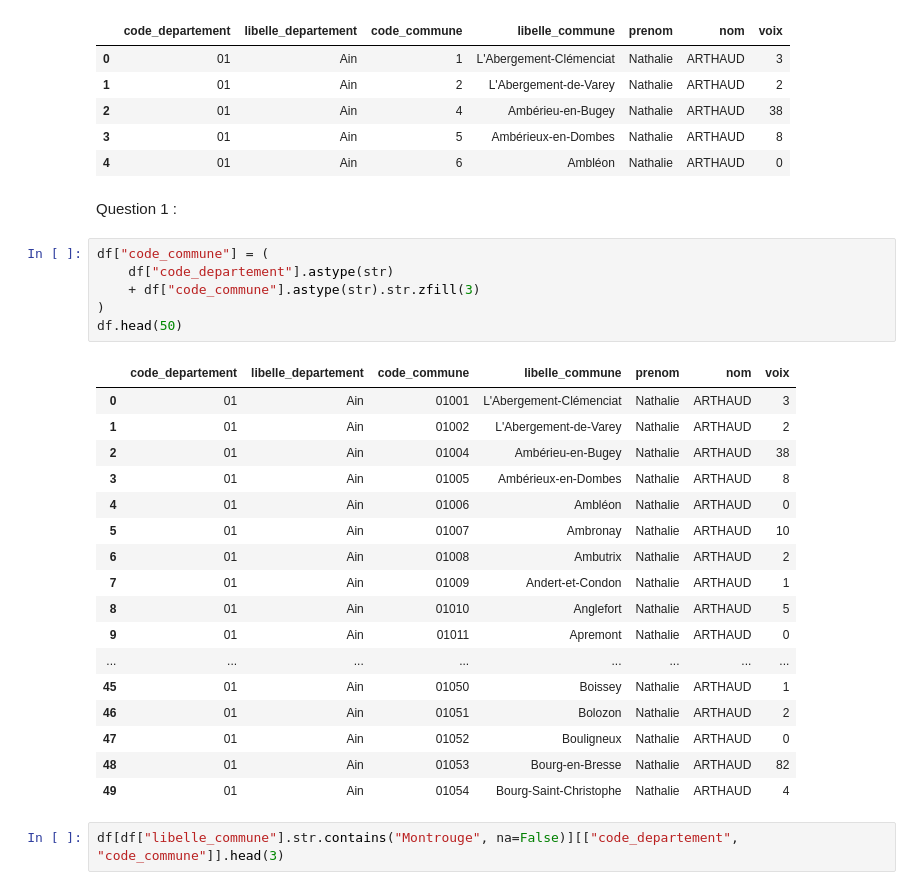
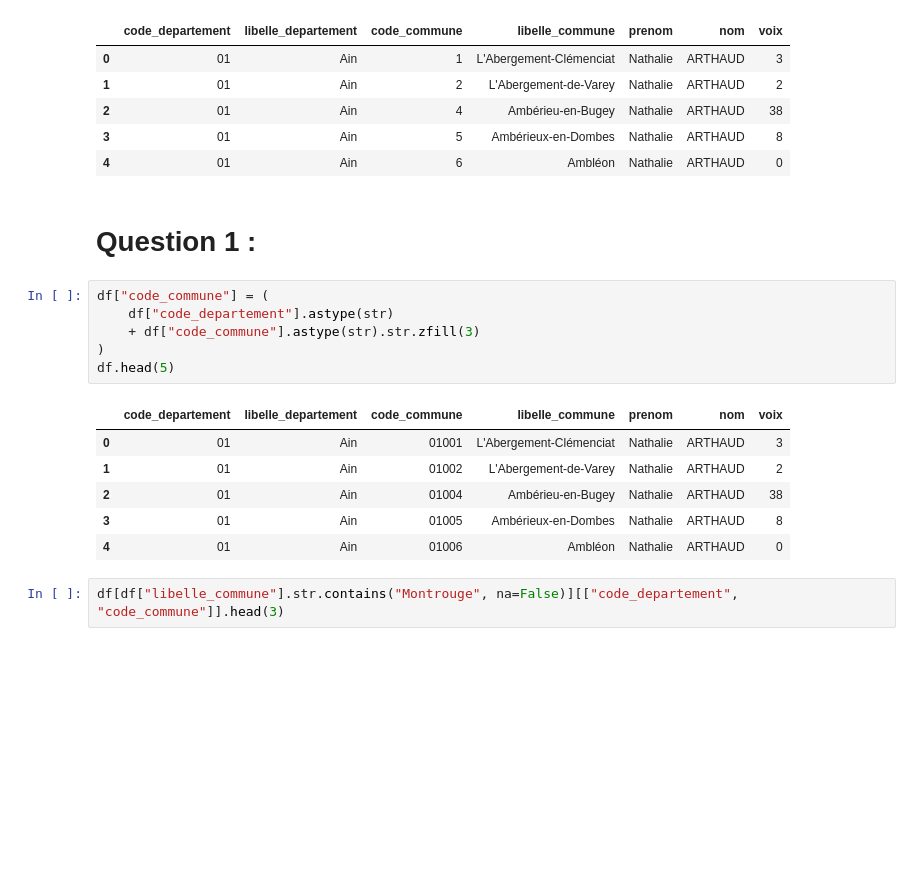
Before and after one commit to antoinefou/python_DM, a Jupyter notebook: notebook.ipynb, the cells around one changed output. Saved outputs shown, nothing was run; the diff lists cells and outputs as text; blank space fills up the shorter version.

```diff
--- a/notebook.ipynb
+++ b/notebook.ipynb
@@ -17,31 +32,20 @@ df.head()
 | 3 | 01 | Ain | 5 | Ambérieux-en-Dombes | Nathalie | ARTHAUD | 8 |
 | 4 | 01 | Ain | 6 | Ambléon | Nathalie | ARTHAUD | 0 |
 # %% [markdown]
-Question 1 :
+ # **Question 1 :**
 # %%
 df["code_commune"] = (
     df["code_departement"].astype(str)
     + df["code_commune"].astype(str).str.zfill(3)
 )
-df.head(50)
+df.head(5)
 # %% [output]
 |  | code_departement | libelle_departement | code_commune | libelle_commune | prenom | nom | voix |
 | 0 | 01 | Ain | 01001 | L'Abergement-Clémenciat | Nathalie | ARTHAUD | 3 |
 | 1 | 01 | Ain | 01002 | L'Abergement-de-Varey | Nathalie | ARTHAUD | 2 |
 | 2 | 01 | Ain | 01004 | Ambérieu-en-Bugey | Nathalie | ARTHAUD | 38 |
 | 3 | 01 | Ain | 01005 | Ambérieux-en-Dombes | Nathalie | ARTHAUD | 8 |
 | 4 | 01 | Ain | 01006 | Ambléon | Nathalie | ARTHAUD | 0 |
-| 5 | 01 | Ain | 01007 | Ambronay | Nathalie | ARTHAUD | 10 |
-| 6 | 01 | Ain | 01008 | Ambutrix | Nathalie | ARTHAUD | 2 |
-| 7 | 01 | Ain | 01009 | Andert-et-Condon | Nathalie | ARTHAUD | 1 |
-| 8 | 01 | Ain | 01010 | Anglefort | Nathalie | ARTHAUD | 5 |
-| 9 | 01 | Ain | 01011 | Apremont | Nathalie | ARTHAUD | 0 |
-| ... | ... | ... | ... | ... | ... | ... | ... |
-| 45 | 01 | Ain | 01050 | Boissey | Nathalie | ARTHAUD | 1 |
-| 46 | 01 | Ain | 01051 | Bolozon | Nathalie | ARTHAUD | 2 |
-| 47 | 01 | Ain | 01052 | Bouligneux | Nathalie | ARTHAUD | 0 |
-| 48 | 01 | Ain | 01053 | Bourg-en-Bresse | Nathalie | ARTHAUD | 82 |
-| 49 | 01 | Ain | 01054 | Bourg-Saint-Christophe | Nathalie | ARTHAUD | 4 |
 # %%
 df[df["libelle_commune"].str.contains("Montrouge", na=False)][["code_departement", "code_commune"]].head(3)
 # %% [output]
```
Also changed, not shown: parts of 12 cells of this notebook, 1 other file.
